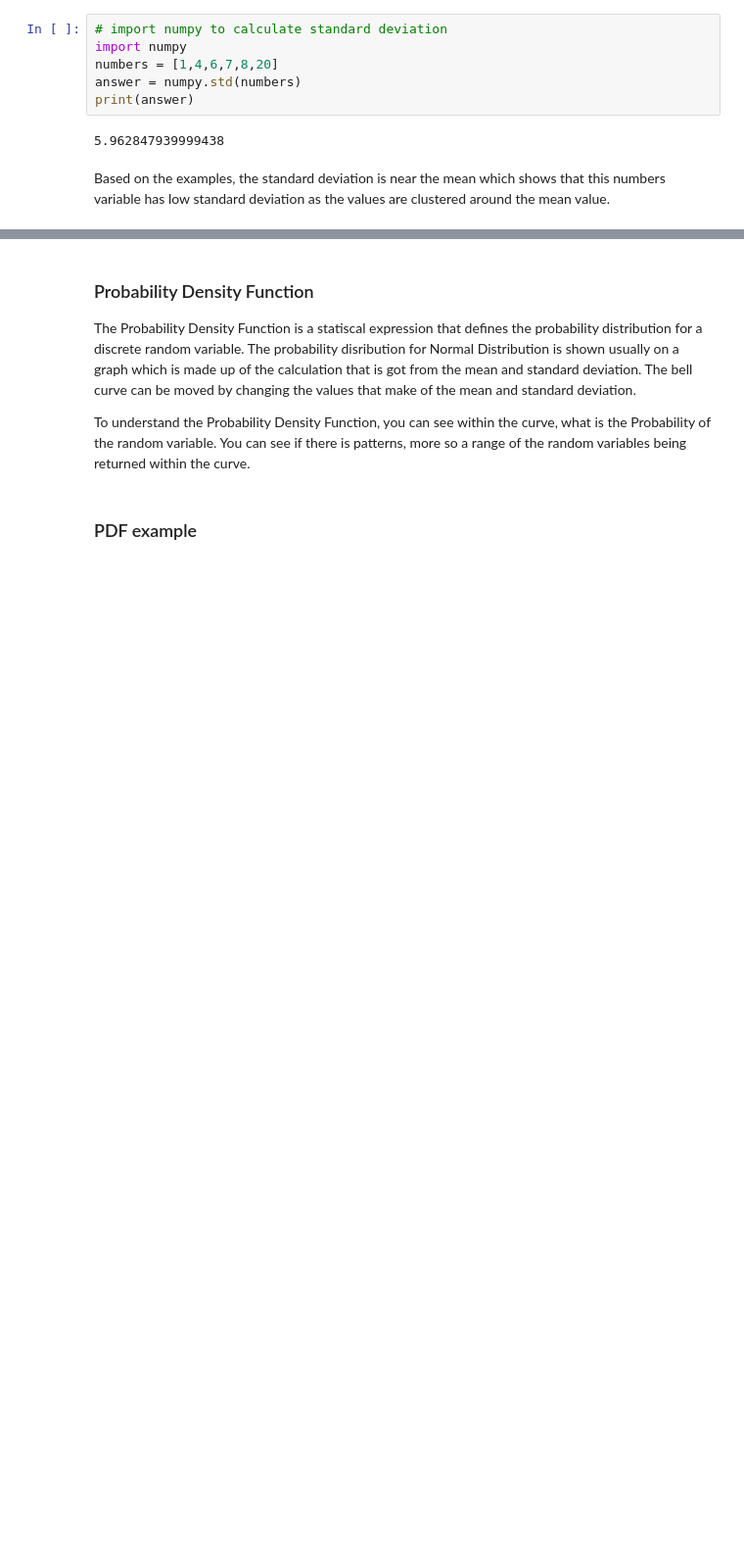
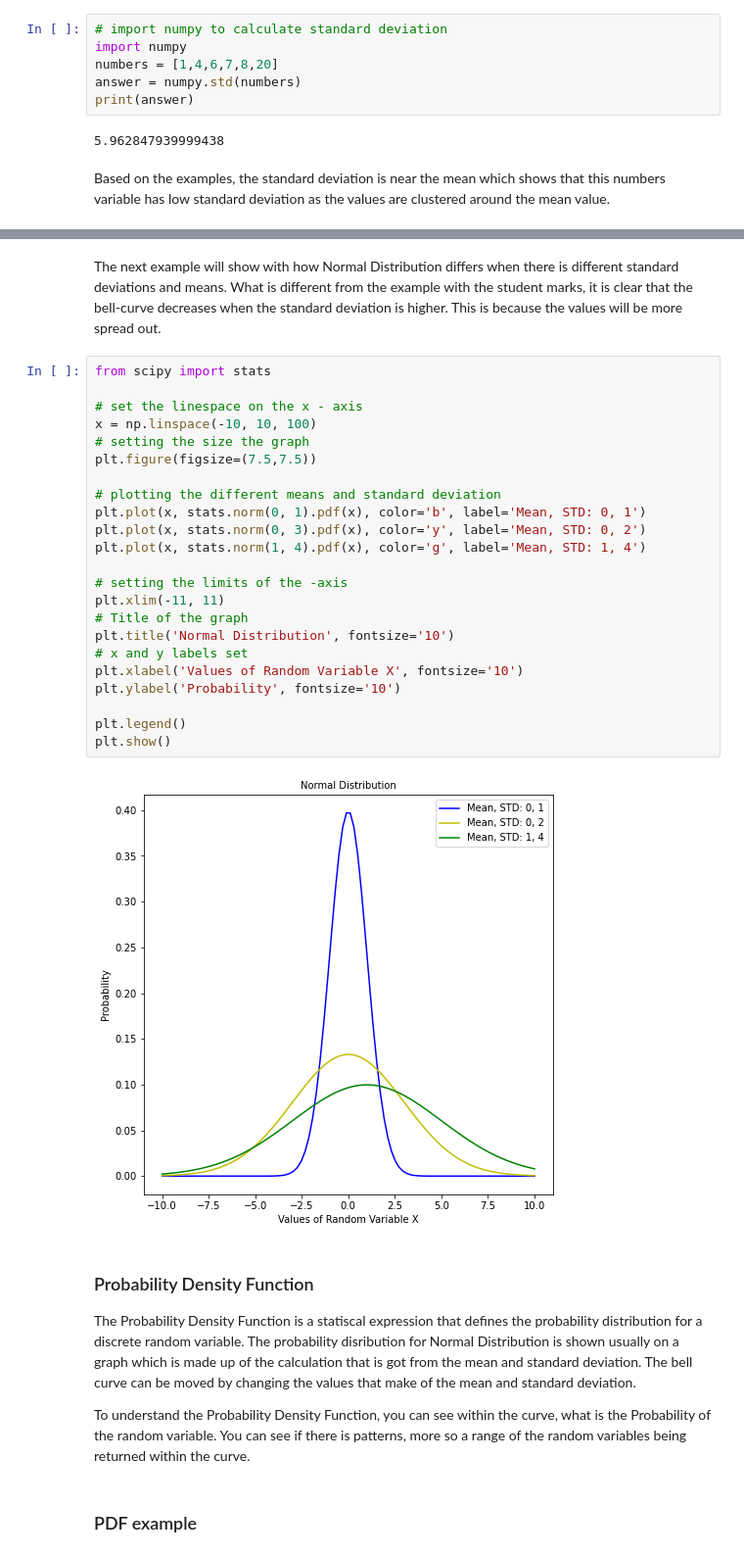
Before and after one commit to G00232918/funddata-assessment, a Jupyter notebook: Normal_Distribution_Assessment/Normal Distribution.ipynb, the cells around one changed output, grey strips where cells are left out. Shown: that part at 98% size. Cells and saved outputs as stored; diff of their text form; blank space fills up the shorter version.

Commit message:
New example for stdev, readme updated

```diff
--- a/Normal_Distribution_Assessment/Normal Distribution.ipynb
+++ b/Normal_Distribution_Assessment/Normal Distribution.ipynb
@@ -57,6 +57,33 @@ plt.legend()
 # %% [output]
 <matplotlib.legend.Legend at 0x...>
 [figure]
+# %% [markdown]
+The next example will show with how Normal Distribution differs when there is different standard  deviations and means. What is different from the example with the student marks, it is clear that the bell-curve decreases when the standard deviation is higher. This is because the values will be more spread out.
+# %%
+from scipy import stats
+
+# set the linespace on the x - axis
+x = np.linspace(-10, 10, 100)
+# setting the size the graph
+plt.figure(figsize=(7.5,7.5))
+
+# plotting the different means and standard deviation
+plt.plot(x, stats.norm(0, 1).pdf(x), color='b', label='Mean, STD: 0, 1')
+plt.plot(x, stats.norm(0, 3).pdf(x), color='y', label='Mean, STD: 0, 2')
+plt.plot(x, stats.norm(1, 4).pdf(x), color='g', label='Mean, STD: 1, 4')
+
+# setting the limits of the -axis
+plt.xlim(-11, 11)
+# Title of the graph
+plt.title('Normal Distribution', fontsize='10')
+# x and y labels set
+plt.xlabel('Values of Random Variable X', fontsize='10')
+plt.ylabel('Probability', fontsize='10')
+
+plt.legend()
+plt.show()
+# %% [output]
+[figure, added]
 # %% [markdown]
 ### Probability Density Function
 
```
Also changed, not shown: parts of 2 cells of this notebook, 1 other file.
